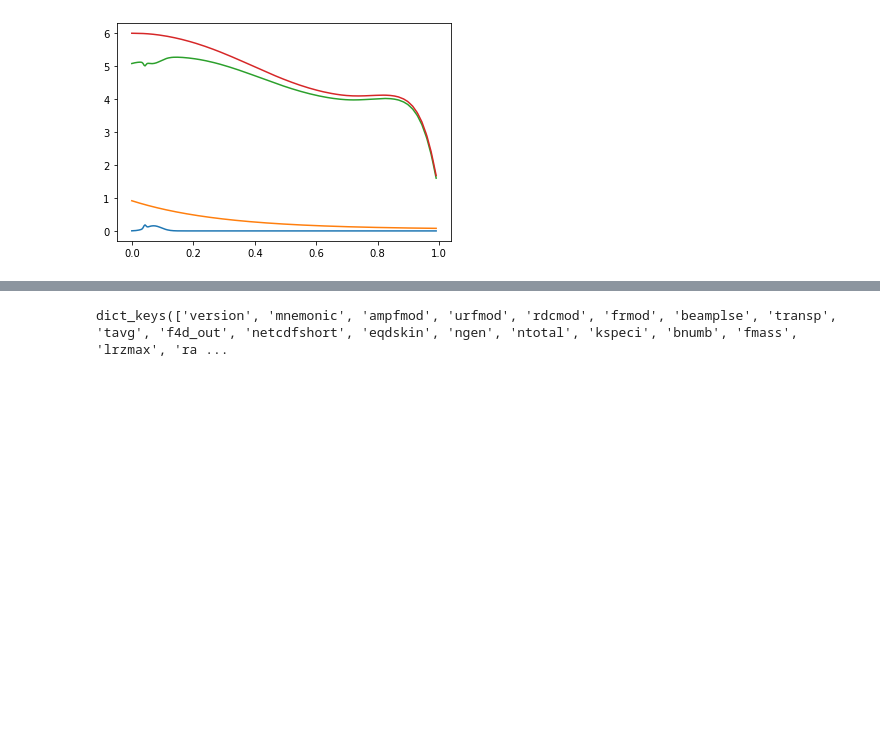
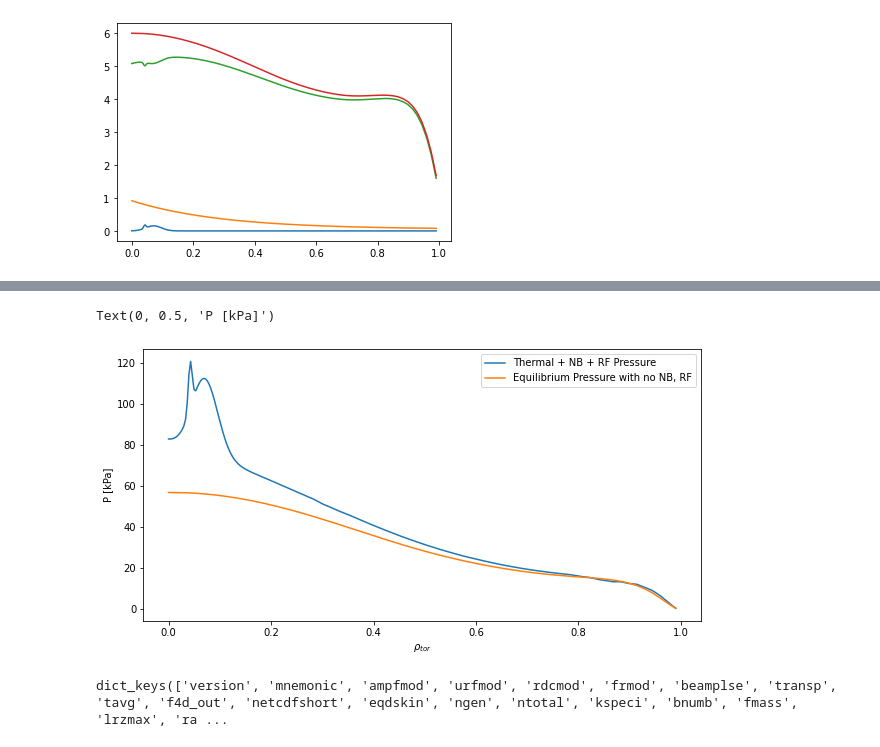
Before and after one commit to vandelij/genray_cql3d_plots, a Jupyter notebook: shots/147634/scan_beam_and_RF/beam_5_RF_testing/make_distrobution.ipynb, the cells around one changed output, grey strips where cells are left out. Drawn from its saved outputs; the diff is of its cells as text; code cells hidden in the pictures; blank space fills up the shorter version.

```diff
--- a/shots/147634/scan_beam_and_RF/beam_5_RF_testing/make_distrobution.ipynb
+++ b/shots/147634/scan_beam_and_RF/beam_5_RF_testing/make_distrobution.ipynb
@@ -1435,3 +1437,16 @@ Text(0.5, 0, 'rho')
+# %%
+total_eq_pres = nNB_tosave_metric*TNB_tosave_kev*presfac + \
+                nRF_tosave_metric*TRF_tosave_kev*presfac +\
+                nth_tosave_metric*Tth_tosave_kev*presfac
+plt.figure(figsize=(10,5))
+plt.plot(rho_fine, total_eq_pres, label='Thermal + NB + RF Pressure')
+plt.plot(rho_fine, eql_pressure, label='Equilibrium Pressure with no NB, RF')
+plt.legend()
+plt.xlabel(r'$\rho_{tor}$')
+plt.ylabel('P [kPa]')
+# %% [output]
+Text(0, 0.5, 'P [kPa]')
+[figure, added]
 # %%
 print(cql_nc.variables.keys())
 bmidpln = cql_nc.variables['bmidplne'][:] / 10000
```
Also changed, not shown: parts of 5 cells of this notebook, 2 other files.
